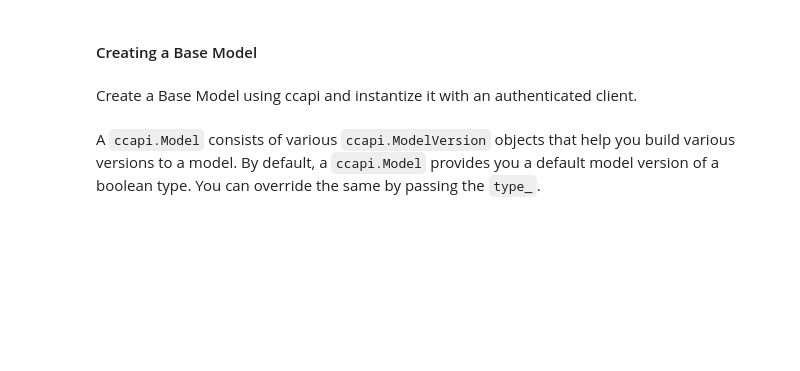
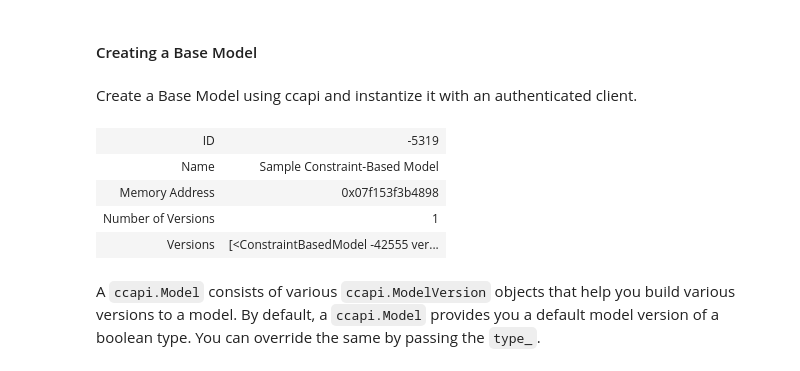
Before and after one commit to cellcollective/ccapi, a Jupyter notebook: docs/source/notebooks/examples/building-constraint-based-models.ipynb, the cells around one changed output. Cells and saved outputs as stored; diff of their text form; code cells hidden in the pictures; blank space fills up the shorter version.

```diff
--- a/docs/source/notebooks/examples/building-constraint-based-models.ipynb
+++ b/docs/source/notebooks/examples/building-constraint-based-models.ipynb
@@ -60,6 +60,13 @@ Create a Base Model using ccapi and instantize it with an authenticated client.
 # %%
 model = ccapi.Model("Sample Constraint-Based Model", type_ = "metabolic", client = client)
 # model.save3()
+model
+# %% [output]
+| ID | -5319 |
+| Name | Sample Constraint-Based Model |
+| Memory Address | 0x07f153f3b4898 |
+| Number of Versions | 1 |
+| Versions | [<ConstraintBasedModel -42555 ver... |
 # %% [markdown]
 A `ccapi.Model` consists of various `ccapi.ModelVersion` objects that help you build various versions to a model. By default, a `ccapi.Model` provides you a default model version of a boolean type. You can override the same by passing the `type_`.
 # %%
```
Also changed, not shown: parts of 15 cells of this notebook, 1 other file.
